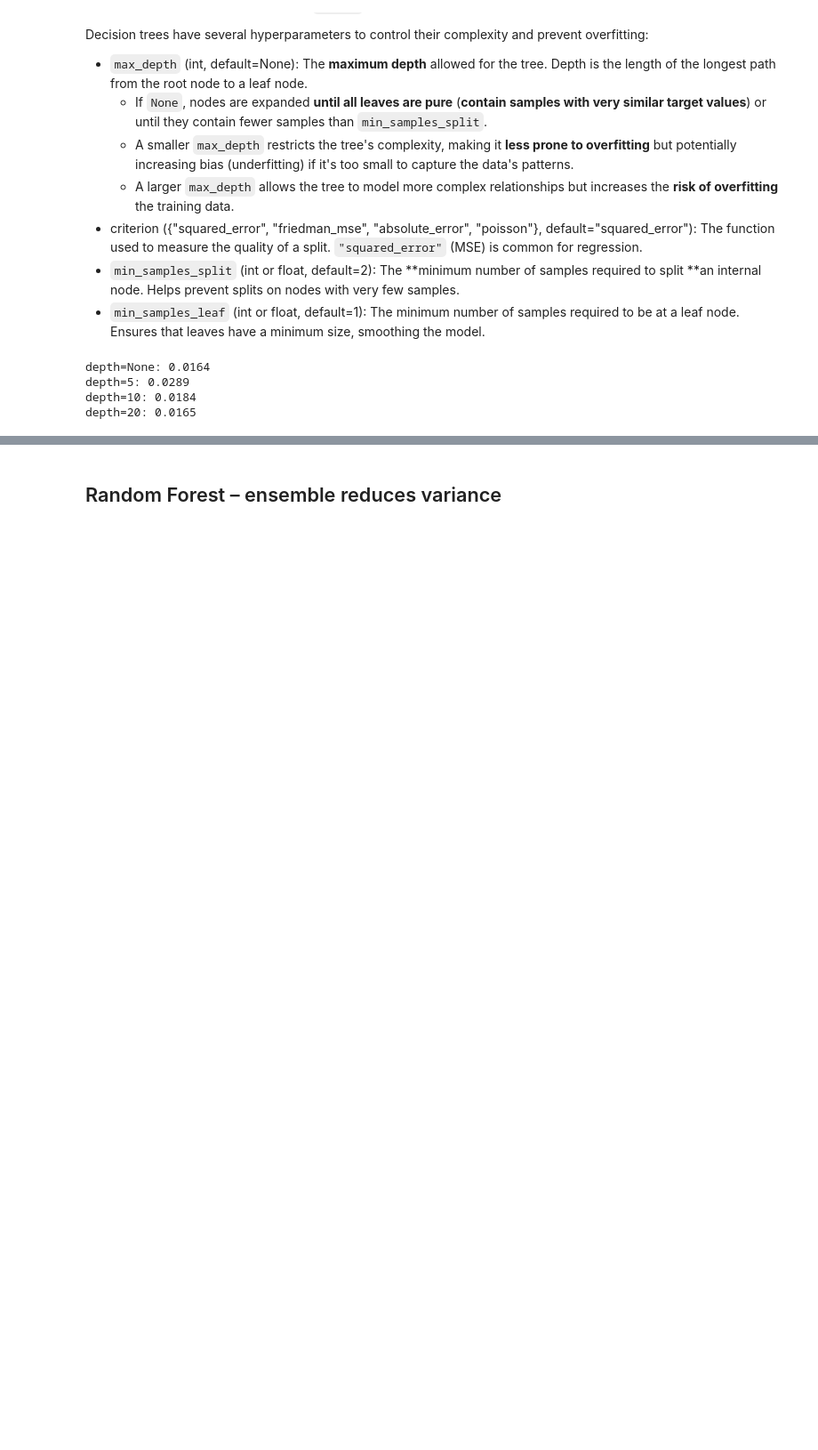
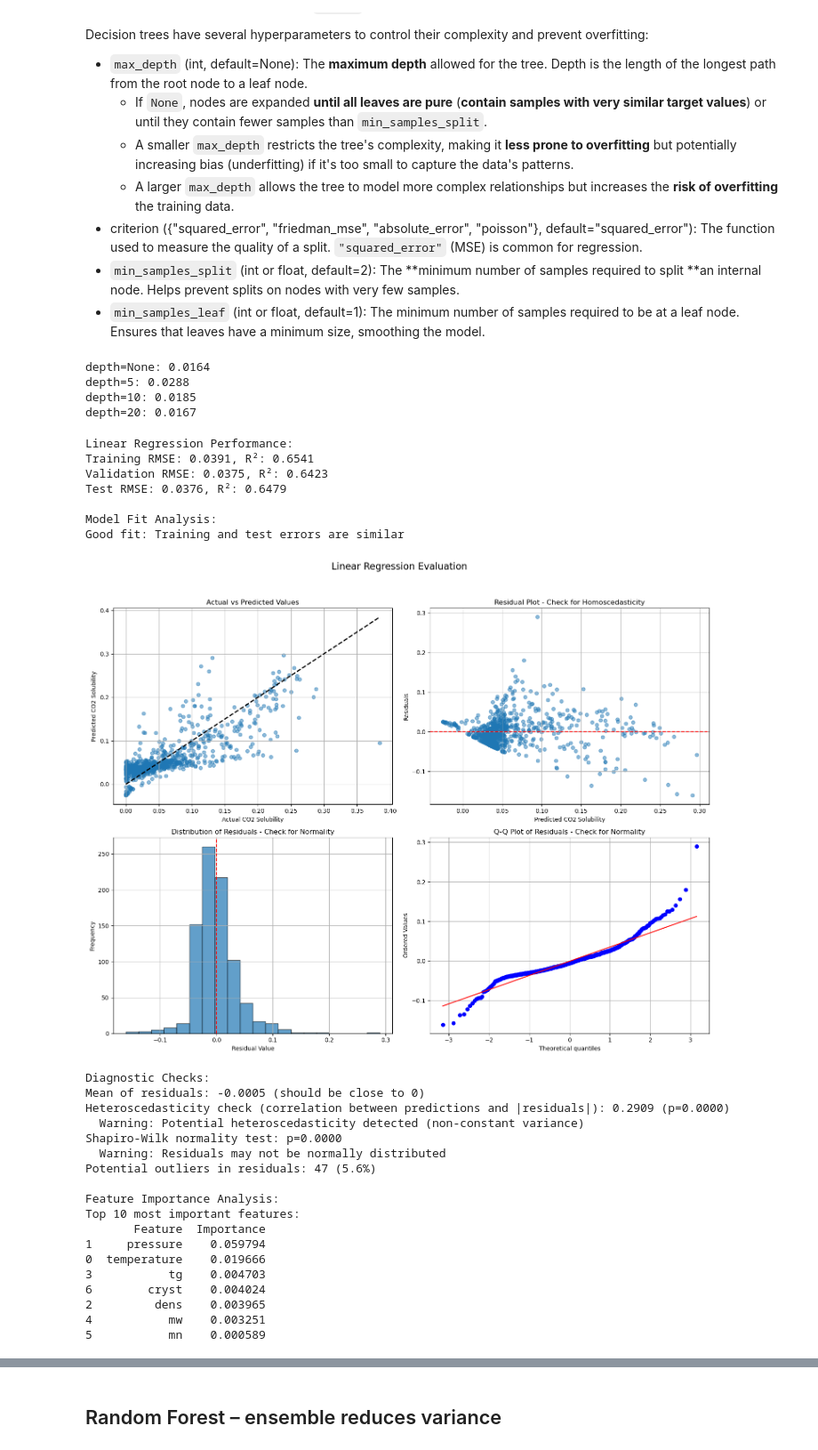
Before and after one commit to louis-sh-nguyen/ML-solubility, a Jupyter notebook: notebooks/polymer-prediction.ipynb, the cells around one changed output, grey strips where cells are left out. Shown at 89% size. Cells and saved outputs as stored; diff of their text form; code cells hidden in the pictures; blank space fills up the shorter version.

```diff
--- a/notebooks/polymer-prediction.ipynb
+++ b/notebooks/polymer-prediction.ipynb
@@ -55,9 +55,9 @@ Files in ../data:
  - test_pairs.csv
  - val_pairs.csv
 # %%
-df_exp = pd.read_csv("../data/experimental_dataset.csv")
-df_pinfo = pd.read_csv("../data/list_of_polymers.csv")
-df_sinfo = pd.read_csv("../data/list_of_solvents.csv")
+df_exp = pd.read_csv("../data/raw/experimental_dataset.csv")
+df_pinfo = pd.read_csv("../data/raw/list_of_polymers.csv")
+df_sinfo = pd.read_csv("../data/raw/list_of_solvents.csv")
 # %% [markdown]
 Joining databases:
 # %%
@@ -417,6 +629,52 @@ for depth in [None,5,10,20]:
     print(f'depth={depth}: {score:.4f}')
 # %% [output]
 depth=None: 0.0164
-depth=5: 0.0289
-depth=10: 0.0184
-depth=20: 0.0165
+depth=5: 0.0288
+depth=10: 0.0185
+depth=20: 0.0167
+# %%
+# Extract the validation and test sets
+X_val, y_val = val_df.drop(columns=[TARGET_COL]), val_df[TARGET_COL]
+X_test, y_test = test_df.drop(columns=[TARGET_COL]), test_df[TARGET_COL]
+
+# After fitting the Linear Regression model
+pipe_lr.fit(X_train, y_train)
+
+# Use the evaluation function
+lr_results = robust_evaluate_model(
+    model=pipe_lr,
+    X_train=X_train,
+    y_train=y_train,
+    X_val=X_val,
+    y_val=y_val,
+    X_test=X_test,
+    y_test=y_test,
+    model_name="Linear Regression"
+)
+# %% [output]
+Linear Regression Performance:
+Training RMSE: 0.0391, R²: 0.6541
+Validation RMSE: 0.0375, R²: 0.6423
+Test RMSE: 0.0376, R²: 0.6479
+
+Model Fit Analysis:
+Good fit: Training and test errors are similar
+[figure, added]
+Diagnostic Checks:
+Mean of residuals: -0.0005 (should be close to 0)
+Heteroscedasticity check (correlation between predictions and |residuals|): 0.2909 (p=0.0000)
+  Warning: Potential heteroscedasticity detected (non-constant variance)
+Shapiro-Wilk normality test: p=0.0000
+  Warning: Residuals may not be normally distributed
+Potential outliers in residuals: 47 (5.6%)
+
+Feature Importance Analysis:
+Top 10 most important features:
+       Feature  Importance
+1     pressure    0.059794
+0  temperature    0.019666
+3           tg    0.004703
+6        cryst    0.004024
+2         dens    0.003965
+4           mw    0.003251
+5           mn    0.000589
```
Also changed, not shown: parts of 9 cells of this notebook, 3 other files.
